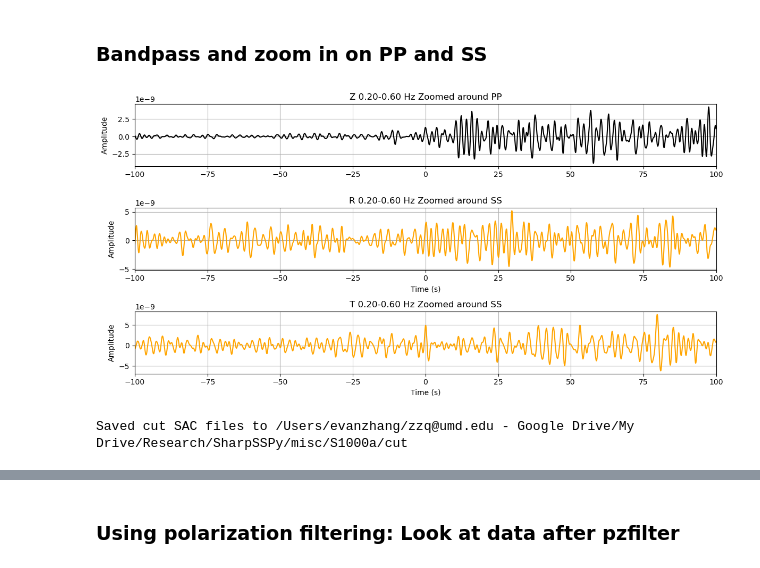
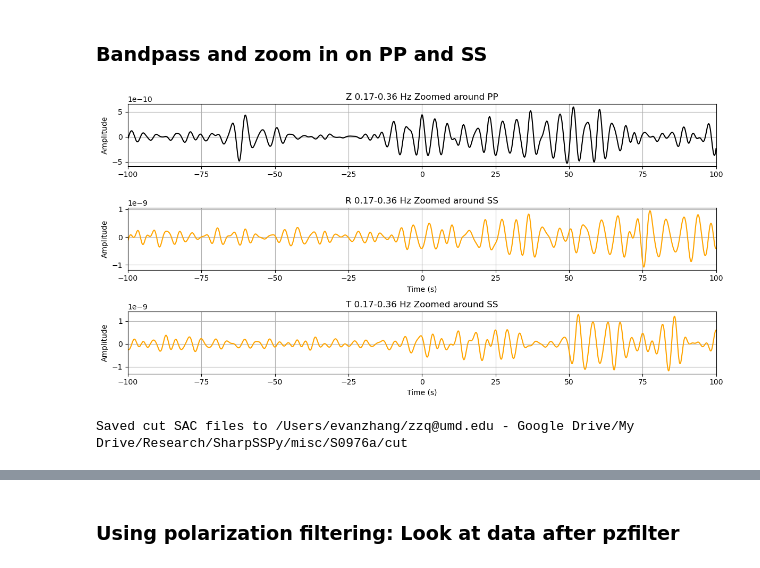
Before and after one commit to evanzzq/SHARP-SS, a Jupyter notebook: mars.ipynb, the cells around one changed output, grey strips where cells are left out. Drawn from its saved outputs; the diff is of its cells as text; code cells hidden in the pictures.

```diff
--- a/mars.ipynb
+++ b/mars.ipynb
@@ -19,8 +19,8 @@ import matplotlib.pyplot as plt
 # filedir = "H:\My Drive\Research\SharpSSPy"
 filedir = "/Users/evanzhang/zzq@umd.edu - Google Drive/My Drive/Research/SharpSSPy"
 
-evname = "S1000a"
-dtype = "VEL"
+evname = "S0976a"
+dtype = "DISP"
 pzfilter = True
 
 datadir = os.path.join(filedir, "misc", evname)
@@ -231,17 +234,17 @@ import matplotlib.pyplot as plt
 
 # Define parameters
 reload = True
-PPfreq = (0.2, 0.6)
-SSfreq = (0.2, 0.6)
+PPfreq = (1/6, 1/2.8)
+SSfreq = (1/6, 1/2.8)
 cutwin = (-100, 100) # for plotting only, does not trim data
 
 # PP and SS arrival time
-# S1000a
-PP_arrival_time = UTCDateTime("2021-09-18T18:01:48.4") # MQS: 2021-09-18T18:01:47
-SS_arrival_time = UTCDateTime("2021-09-18T18:14:04.5") # MQS: 2021-09-18T18:14:08
-# # S0976a
-# PP_arrival_time = UTCDateTime("2021-08-25T03:49:13")
-# SS_arrival_time = UTCDateTime("2021-08-25T04:03:16")
+# # S1000a
+# PP_arrival_time = UTCDateTime("2021-09-18T18:01:48.4") # MQS: 2021-09-18T18:01:47
+# SS_arrival_time = UTCDateTime("2021-09-18T18:14:04.5") # MQS: 2021-09-18T18:14:08
+# S0976a
+PP_arrival_time = UTCDateTime("2021-08-25T03:49:13")
+SS_arrival_time = UTCDateTime("2021-08-25T04:03:16")
 # # S1094b
 # PP_arrival_time = UTCDateTime("2021-12-24T22:45:08")+25
 # SS_arrival_time = UTCDateTime("2021-12-24T22:45:08")+404
@@ -307,35 +310,35 @@ plt.tight_layout()
 plt.show()
 
 # Save to SAC
 from obspy import Stream
 
 # --- Cut and save traces ---
 # Z component (around PP)
 start_PP = PP_arrival_time + cutwin[0]
 end_PP   = PP_arrival_time + cutwin[1]
 st_z_cut = st_z_filtered.copy().trim(starttime=start_PP, endtime=end_PP)
 
 # R and T components (around SS)
 start_SS = SS_arrival_time + cutwin[0]
 end_SS   = SS_arrival_time + cutwin[1]
 st_r_cut = st_r_filtered.copy().trim(starttime=start_SS, endtime=end_SS)
 st_t_cut = st_t_filtered.copy().trim(starttime=start_SS, endtime=end_SS)
 
 # Put into one stream for convenience
 st_cut = Stream(traces=[st_z_cut, st_r_cut, st_t_cut])
 
 # Save each as SAC
 outdir = os.path.join(datadir, "cut")
 os.makedirs(outdir, exist_ok=True)
 
 st_z_cut.write(os.path.join(outdir, f"{evname}_{dtype}_BHZ_PP.SAC"), format="SAC")
 st_r_cut.write(os.path.join(outdir, f"{evname}_{dtype}_BHR_SS.SAC"), format="SAC")
 st_t_cut.write(os.path.join(outdir, f"{evname}_{dtype}_BHT_SS.SAC"), format="SAC")
 
 print(f"Saved cut SAC files to {outdir}")
 # %% [output]
-[figure, old version]
+[figure, new version]
-Saved cut SAC files to /Users/evanzhang/zzq@umd.edu - Google Drive/My Drive/Research/SharpSSPy/misc/S1000a/cut
+Saved cut SAC files to /Users/evanzhang/zzq@umd.edu - Google Drive/My Drive/Research/SharpSSPy/misc/S0976a/cut
 # %%
 from obspy import read
 import matplotlib.pyplot as plt
```
Also changed, not shown: parts of 8 cells of this notebook, 5 other files.
